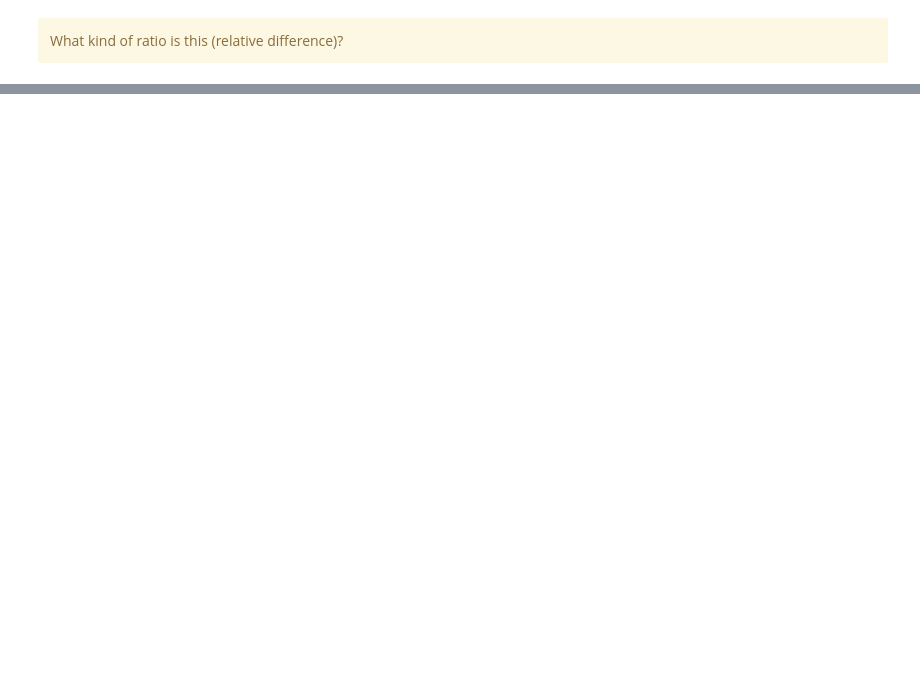
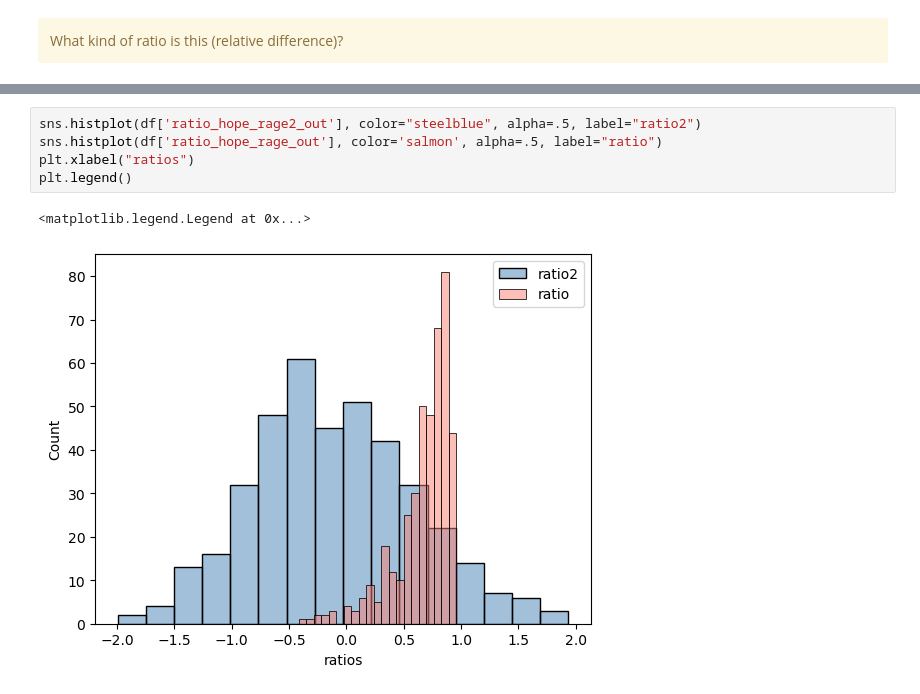
Before and after one commit to dominikpegler/computational-social-sciences, a Jupyter notebook: assignments/Assignment 3 - Diachronic analysis of movie dialogues.ipynb, the cells around one changed output, grey strips where cells are left out. Saved outputs shown, nothing was run; the diff lists cells and outputs as text; blank space fills up the shorter version.

```diff
--- a/assignments/Assignment 3 - Diachronic analysis of movie dialogues.ipynb
+++ b/assignments/Assignment 3 - Diachronic analysis of movie dialogues.ipynb
@@ -819,0 +922,8 @@ g.fig.tight_layout()
+# %%
+sns.histplot(df['ratio_hope_rage2_out'], color="steelblue", alpha=.5, label="ratio2")
+sns.histplot(df['ratio_hope_rage_out'], color='salmon', alpha=.5, label="ratio")
+plt.xlabel("ratios")
+plt.legend()
+# %% [output]
+<matplotlib.legend.Legend at 0x...>
+[figure, added]
```
Also changed, not shown: parts of 57 cells of this notebook.
